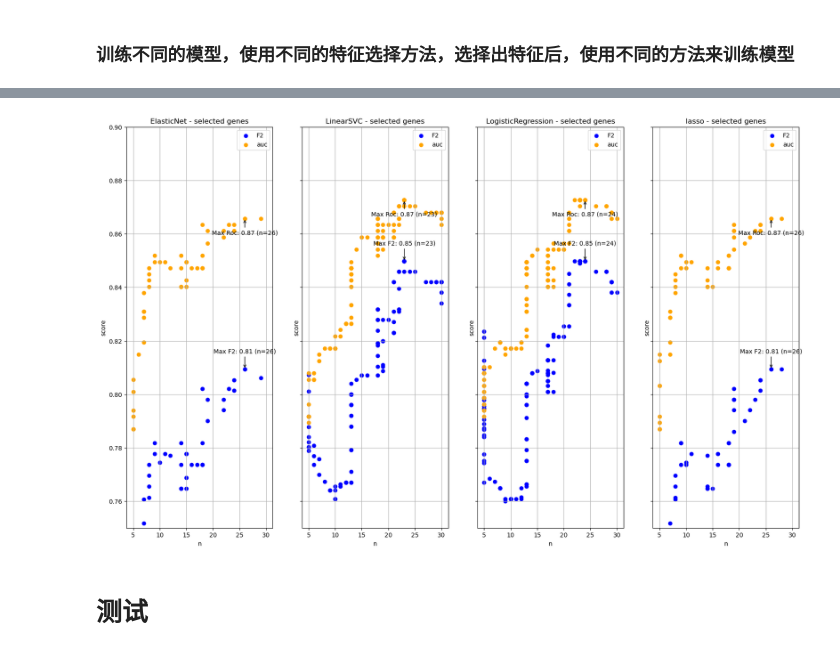
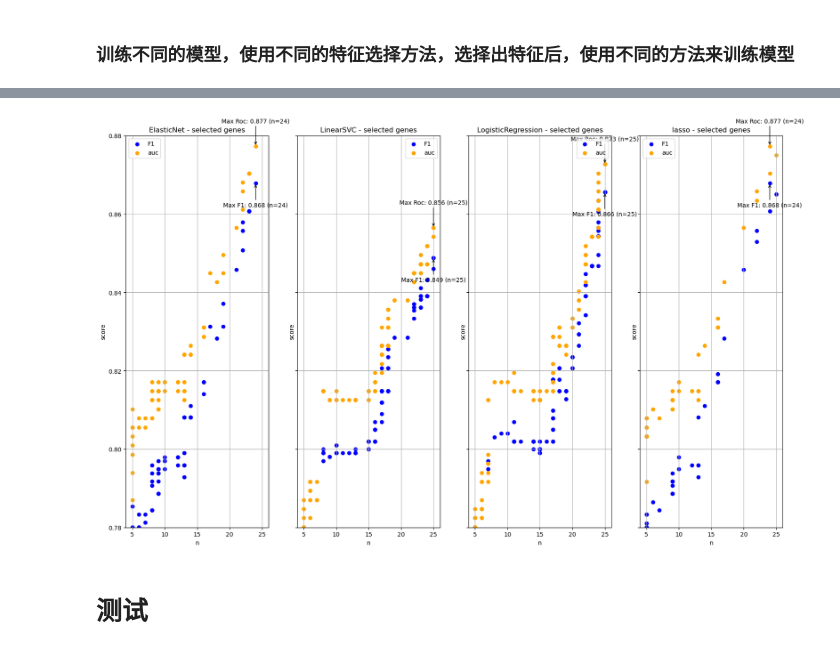
Before and after one commit to yeouyang326/digital-encoding-of-miRNA, a Jupyter notebook: 2StepSelect.ipynb, the cells around one changed output, grey strips where cells are left out. Cells and saved outputs as stored; diff of their text form; code cells hidden in the pictures.

```diff
--- a/2StepSelect.ipynb
+++ b/2StepSelect.ipynb
@@ -745,6 +741,6 @@ train_data = train_data[train_data['target'] != -1]
 # %% [markdown]
 ### 筛选出 细菌病毒感染中表达量大差异于等于1.3倍的基因
 # %%
-higher_columns, higher_times = get_higher_columns(train_data, 1.3)
+higher_columns, higher_times = get_higher_columns(train_data, 1.15)
 print('高表达差异基因数目：', len(higher_columns))
 # %% [output]
@@ -841,6 +845,6 @@ n features: 122
 # %%
 # 重新排序
-sort_columns = ['found_coef','f2', 'auc',  'balanced','n', 'delta']
+sort_columns = ['found_coef','f1', 'auc',  'balanced','n', 'delta']
 sort_order = [False,False, False, False,True, True]
 
 # Sort the DataFrame
@@ -966,45 +970,47 @@ results_sorted_found_coef_view.head(5)
 # %%
 # for results_sorted_found_coef, draw the figure
 # Group the results by method and model
-groups = results_sorted_found_coef.groupby(['method'])
+# filter by n
+results_sorted_found_coef_n = results_sorted_found_coef[results_sorted_found_coef['n'] <= 25]
+groups = results_sorted_found_coef_n.groupby(['method'])
 methods = [method for method, _ in groups]
 # Create a figure with multiple subplots
 fig, axs = plt.subplots(1,len(methods), sharex=True, sharey=True, figsize=(20, 12))
 
 # Iterate over the subplots and plot the acc and roc values
 for i, method in enumerate(methods):
     group = groups.get_group(method)
-    axs[i].scatter(group['n'], group['f2'], label='F2', color='blue')
+    axs[i].scatter(group['n'], group['f1'], label='F1', color='blue')
     axs[i].scatter(group['n'], group['auc'], label='auc', color='orange')
     axs[i].set_xlabel('n')
     axs[i].set_ylabel('score')
-    axs[i].set_ylim([0.75, 0.9]) # Set y-axis limits
+    axs[i].set_ylim([0.78, 0.88]) # Set y-axis limits
     axs[i].legend()
     # Find the maximum acc and roc values for this method and model
-    max_acc_idx = group['f2'].idxmax()
+    max_acc_idx = group['f1'].idxmax()
     max_auc_idx = group['auc'].idxmax()
-    max_acc = group.loc[max_acc_idx, 'f2']
+    max_acc = group.loc[max_acc_idx, 'f1']
     max_auc = group.loc[max_auc_idx, 'auc']
     max_n_acc = group.loc[max_acc_idx, 'n']
     max_n_auc = group.loc[max_auc_idx, 'n']
 
     # Add annotations with the maximum acc and roc values
-    axs[i].annotate(f'Max F2: {max_acc:.2f} (n={max_n_acc})',
+    axs[i].annotate(f'Max F1: {max_acc:.3f} (n={max_n_acc})',
                         xy=(max_n_acc, max_acc),
-                        xytext=(max_n_acc, max_acc + 0.006),
+                        xytext=(max_n_acc, max_acc - 0.006),
                         ha='center',
                         arrowprops=dict(arrowstyle='->'))
-    axs[i].annotate(f'Max Roc: {max_auc:.2f} (n={max_n_auc})',
+    axs[i].annotate(f'Max Roc: {max_auc:.3f} (n={max_n_auc})',
                         xy=(max_n_auc, max_auc),
-                        xytext=(max_n_auc, max_auc - 0.006),
+                        xytext=(max_n_auc, max_auc + 0.006),
                         ha='center',
                         arrowprops=dict(arrowstyle='->'))
 
     axs[i].set_title(f'{method} - selected genes')
     # grid
     axs[i].grid()
 # %% [output]
-[figure, old version]
+[figure, new version]
 # %% [markdown]
 # 测试
 # %% [markdown]
```
Also changed, not shown: parts of 6 cells of this notebook.
